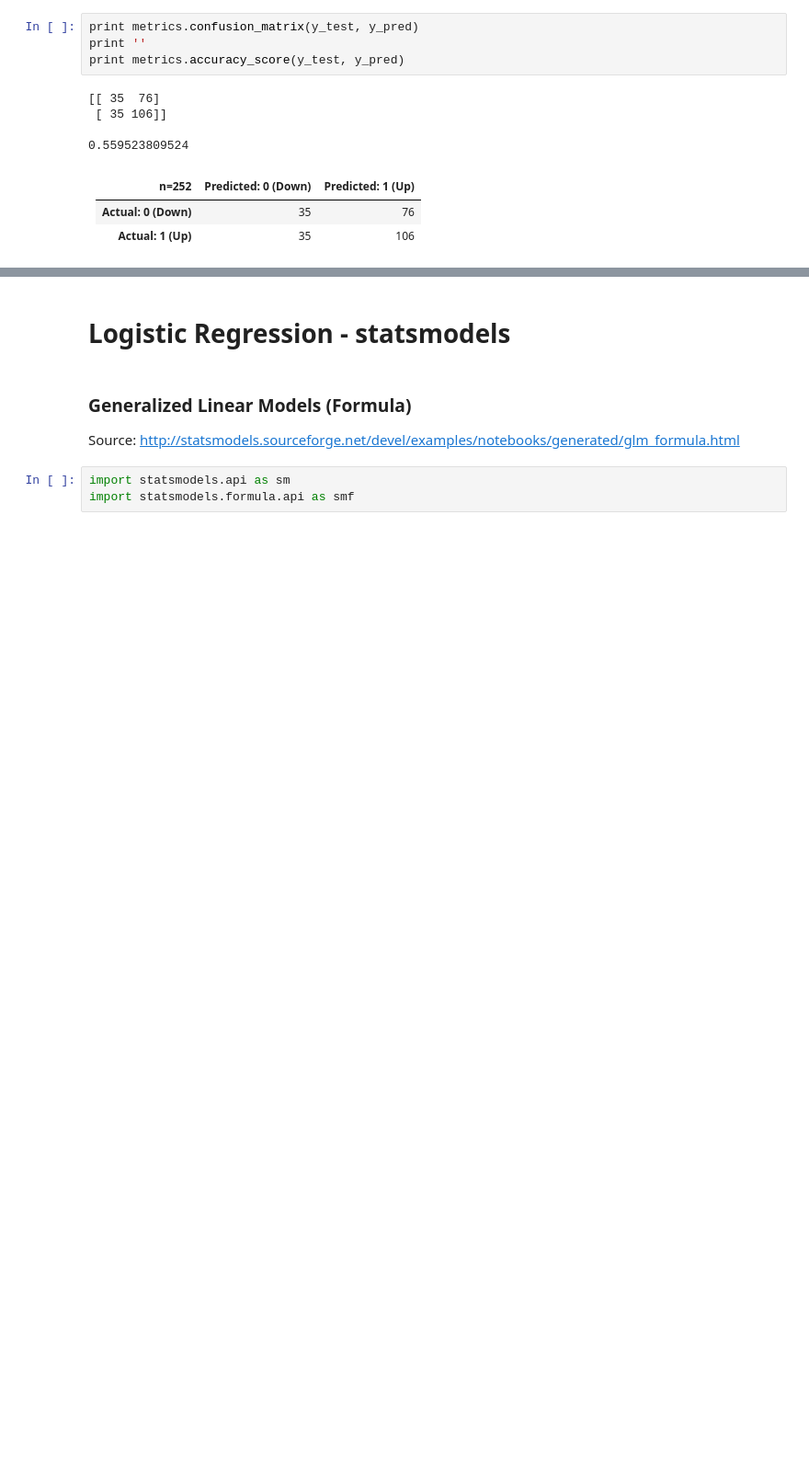
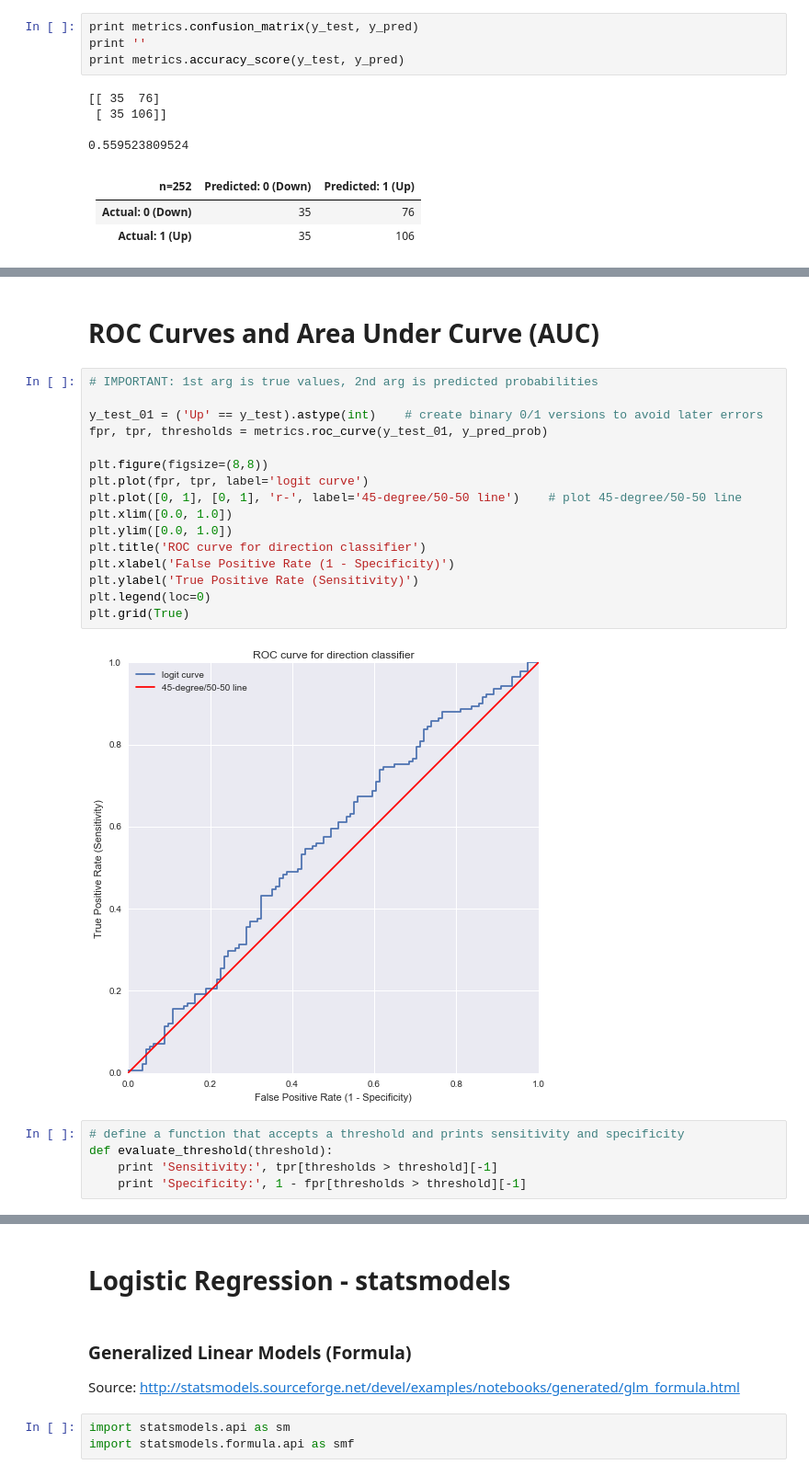
Before and after one commit to GucciTheCarpenter/ISLR_labs, a Jupyter notebook: ch04_Classification/classification.ipynb, the cells around one changed output, grey strips where cells are left out. Shown at 92% size. Saved outputs shown, nothing was run; the diff lists cells and outputs as text; blank space fills up the shorter version.

```diff
--- a/ch04_Classification/classification.ipynb
+++ b/ch04_Classification/classification.ipynb
@@ -337,0 +373,25 @@ print metrics.accuracy_score(y_test, y_pred)
+# %% [markdown]
+# ROC Curves and Area Under Curve (AUC)
+# %%
+# IMPORTANT: 1st arg is true values, 2nd arg is predicted probabilities
+
+y_test_01 = ('Up' == y_test).astype(int)    # create binary 0/1 versions to avoid later errors
+fpr, tpr, thresholds = metrics.roc_curve(y_test_01, y_pred_prob)
+
+plt.figure(figsize=(8,8))
+plt.plot(fpr, tpr, label='logit curve')
+plt.plot([0, 1], [0, 1], 'r-', label='45-degree/50-50 line')    # plot 45-degree/50-50 line
+plt.xlim([0.0, 1.0])
+plt.ylim([0.0, 1.0])
+plt.title('ROC curve for direction classifier')
+plt.xlabel('False Positive Rate (1 - Specificity)')
+plt.ylabel('True Positive Rate (Sensitivity)')
+plt.legend(loc=0)
+plt.grid(True)
+# %% [output]
+[figure, added]
+# %%
+# define a function that accepts a threshold and prints sensitivity and specificity
+def evaluate_threshold(threshold):
+    print 'Sensitivity:', tpr[thresholds > threshold][-1]
+    print 'Specificity:', 1 - fpr[thresholds > threshold][-1]
```
Also changed, not shown: parts of 38 cells of this notebook.
